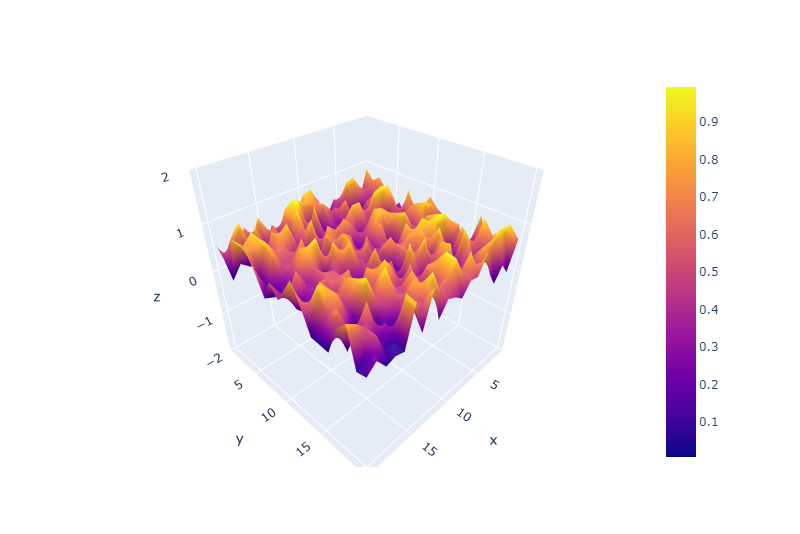
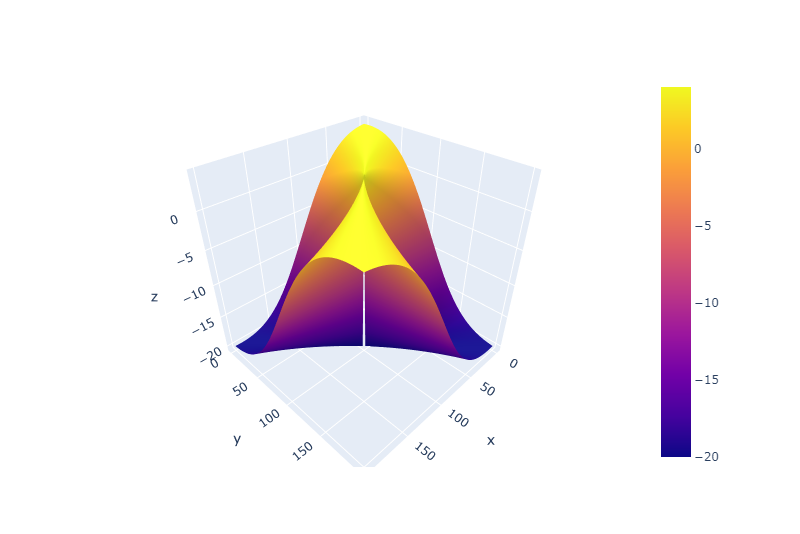
Before and after one commit to nghess/linalg, a Jupyter notebook: quadratic_form.ipynb, the cells around one changed output. Drawn from its saved outputs; the diff is of its cells as text; code cells hidden in the pictures.

```diff
--- a/quadratic_form.ipynb
+++ b/quadratic_form.ipynb
@@ -1,25 +1,27 @@
-# %%
-using PlotlyJS
-
-density = 20
-
-# Sample data for surface plot
-x = 1:1:density
-y = 1:1:density
-z = rand(density, density)
-
-
-# Set Z-axis limits
-layout = Layout(
-    scene = attr(
-        zaxis = attr(range = [-2, 2])  # Setting the Z-axis limits
-    )
-)
-
-# Create a surface plot
-surface_plot = surface(x=x, y=y, z=z)
-
-
-PlotlyJS.plot(surface_plot, layout)
-# %% [output]
-[figure, removed]
+# %%
+using PlotlyJS
+
+density = 50
+
+S = [-7 12;12 -9];
+
+range = -2:1/density:2
+sz = length(range)
+qf_mat = zeros(sz,sz)
+
+# Compute quadratic form for w vectors between [-2 -2] and [2 2]
+for (ii, w1) in enumerate(range)
+    for (jj, w2) in enumerate(range)
+        w = [w1,w2]
+        qf = (w'S*w) / w'w
+        qf_mat[ii,jj] = qf
+    end
+end
+
+# Create a surface plot
+surface_plot = surface(z=qf_mat)
+
+
+PlotlyJS.plot(surface_plot)
+# %% [output]
+[figure, added]
```
